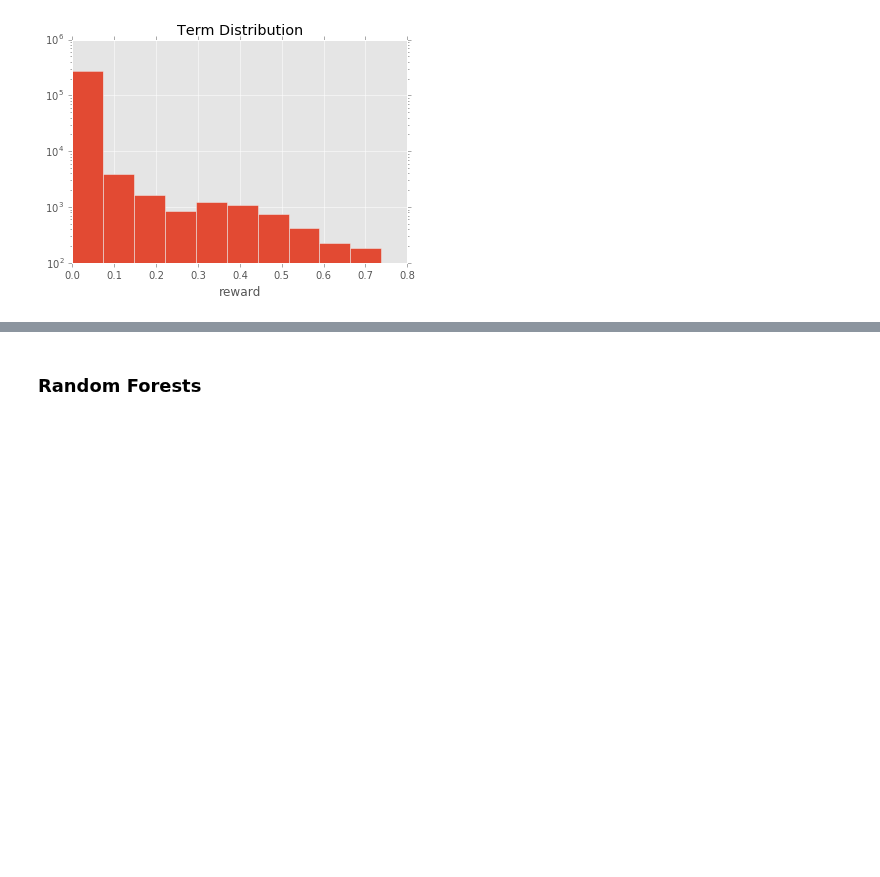
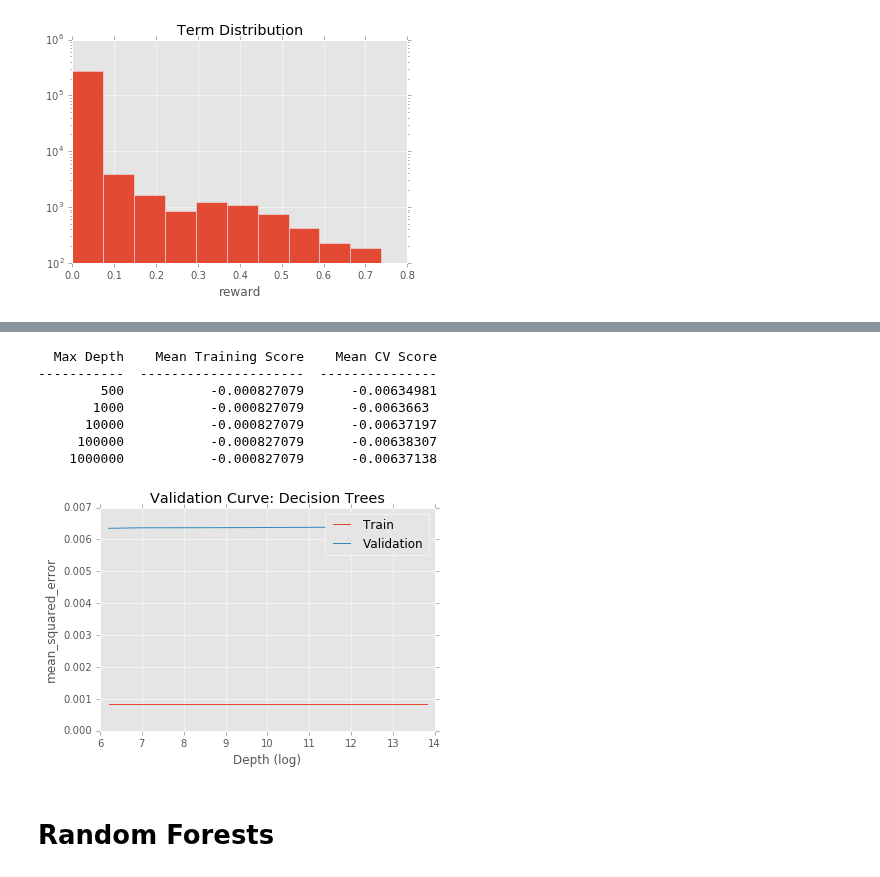
Before and after one commit to voytekresearch/nsaba, a Jupyter notebook: notebooks/testing/Estimation.ipynb, the cells around one changed output, grey strips where cells are left out. Drawn from its saved outputs; the diff is of its cells as text; code cells hidden in the pictures; blank space fills up the shorter version.

```diff
--- a/notebooks/testing/Estimation.ipynb
+++ b/notebooks/testing/Estimation.ipynb
@@ -54,2 +126,18 @@ y = df.loc[:, 'reward'].as_matrix()
+# %%
+score = 'mean_squared_error'
+train_scores, valid_scores = validation_curve(DecisionTreeRegressor(),
+                                              X, y, "max_depth", depth,
+                                              scoring=score, n_jobs=4, cv=10)
+plot_vc(np.log(depth), -train_scores, -valid_scores, score, "Depth (log)", "Decision Trees")
+print_score(depth, train_scores, valid_scores, "Max Depth")
+# %% [output]
+  Max Depth    Mean Training Score    Mean CV Score
+-----------  ---------------------  ---------------
+        500           -0.000827079      -0.00634981
+       1000           -0.000827079      -0.0063663
+      10000           -0.000827079      -0.00637197
+     100000           -0.000827079      -0.00638307
+    1000000           -0.000827079      -0.00637138
+[figure, added]
 # %% [markdown]
-### Random Forests
+# Random Forests
```
Also changed, not shown: parts of 27 cells of this notebook, 2 other files.
